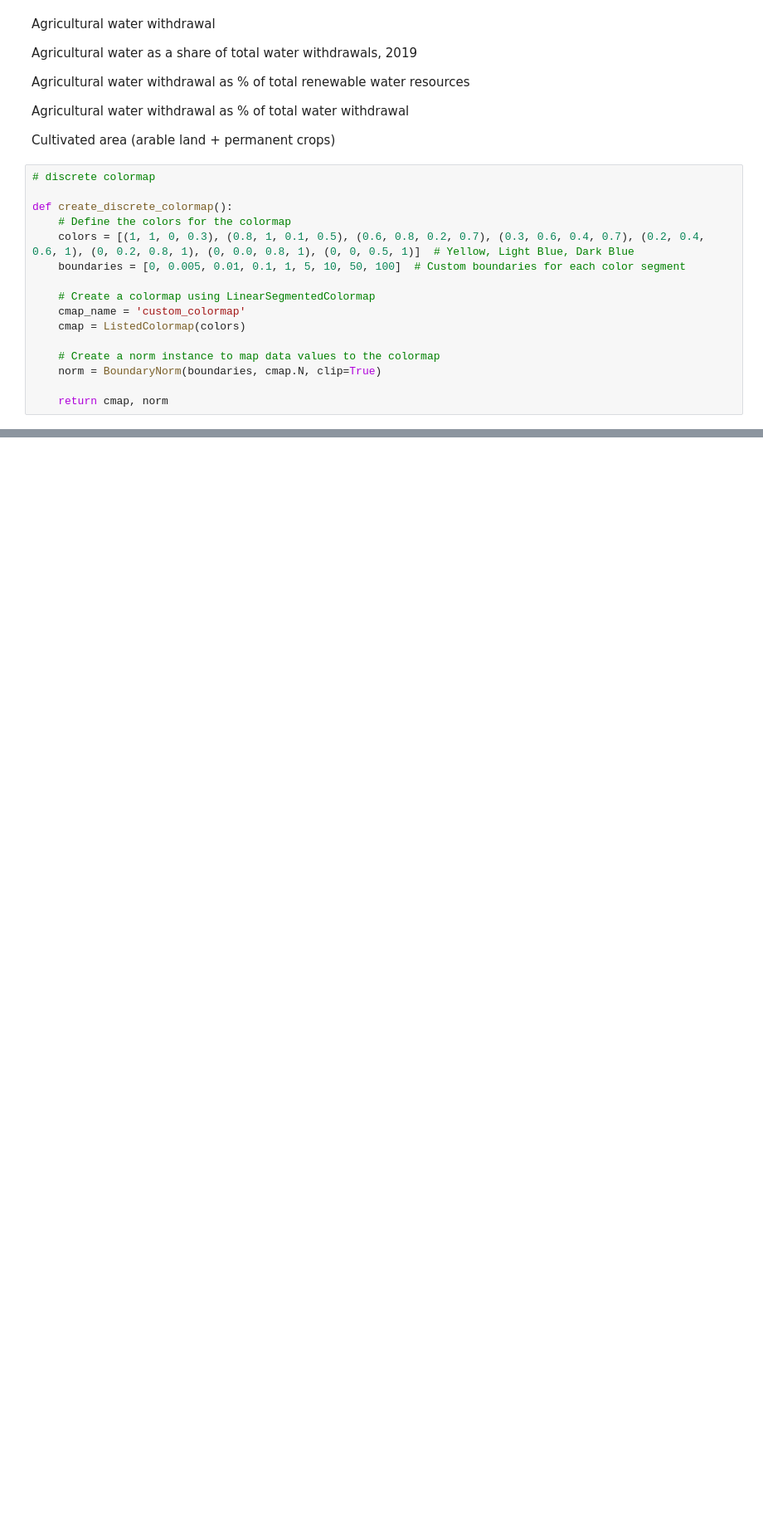
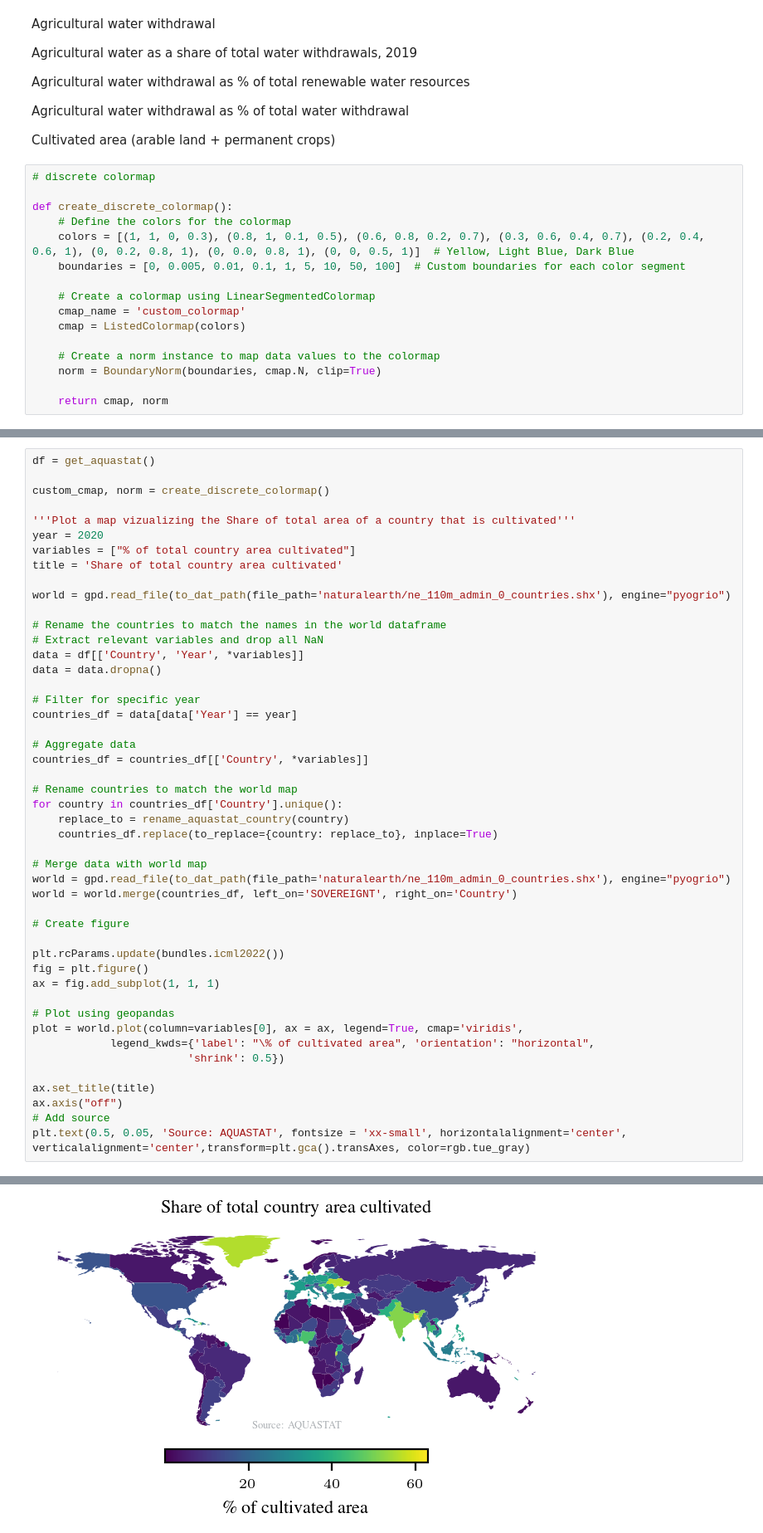
Before and after one commit to am9zZWY/team-aqua, a Jupyter notebook: exp/exp_agricultural_water_usage.ipynb, the cells around one changed output, grey strips where cells are left out. Shown at 83% size. Drawn from its saved outputs; the diff is of its cells as text; blank space fills up the shorter version.

```diff
--- a/exp/exp_agricultural_water_usage.ipynb
+++ b/exp/exp_agricultural_water_usage.ipynb
@@ -98,0 +164,48 @@ Text(0.5, 0.05, 'Source: AQUASTAT')
+# %%
+df = get_aquastat()
+
+custom_cmap, norm = create_discrete_colormap()
+
+'''Plot a map vizualizing the Share of total area of a country that is cultivated'''
+year = 2020
+variables = ["% of total country area cultivated"]
+title = 'Share of total country area cultivated'
+
+world = gpd.read_file(to_dat_path(file_path='naturalearth/ne_110m_admin_0_countries.shx'), engine="pyogrio")
+
+# Rename the countries to match the names in the world dataframe
+# Extract relevant variables and drop all NaN
+data = df[['Country', 'Year', *variables]]
+data = data.dropna()
+
+# Filter for specific year
+countries_df = data[data['Year'] == year]
+
+# Aggregate data
+countries_df = countries_df[['Country', *variables]]
+
+# Rename countries to match the world map
+for country in countries_df['Country'].unique():
+    replace_to = rename_aquastat_country(country)
+    countries_df.replace(to_replace={country: replace_to}, inplace=True)
+
+# Merge data with world map
+world = gpd.read_file(to_dat_path(file_path='naturalearth/ne_110m_admin_0_countries.shx'), engine="pyogrio")
+world = world.merge(countries_df, left_on='SOVEREIGNT', right_on='Country')
+
+# Create figure
+
+plt.rcParams.update(bundles.icml2022())
+fig = plt.figure()
+ax = fig.add_subplot(1, 1, 1)
+
+# Plot using geopandas
+plot = world.plot(column=variables[0], ax = ax, legend=True, cmap='viridis',
+            legend_kwds={'label': "\% of cultivated area", 'orientation': "horizontal",
+                        'shrink': 0.5})
+
+ax.set_title(title)
+ax.axis("off")
+# Add source
+plt.text(0.5, 0.05, 'Source: AQUASTAT', fontsize = 'xx-small', horizontalalignment='center', verticalalignment='center',transform=plt.gca().transAxes, color=rgb.tue_gray)
+# %% [output]
@@ -98,0 +215 @@ Text(0.5, 0.05, 'Source: AQUASTAT')
+[figure, added]
```
Also changed, not shown: parts of 8 cells of this notebook, 1 other file.
